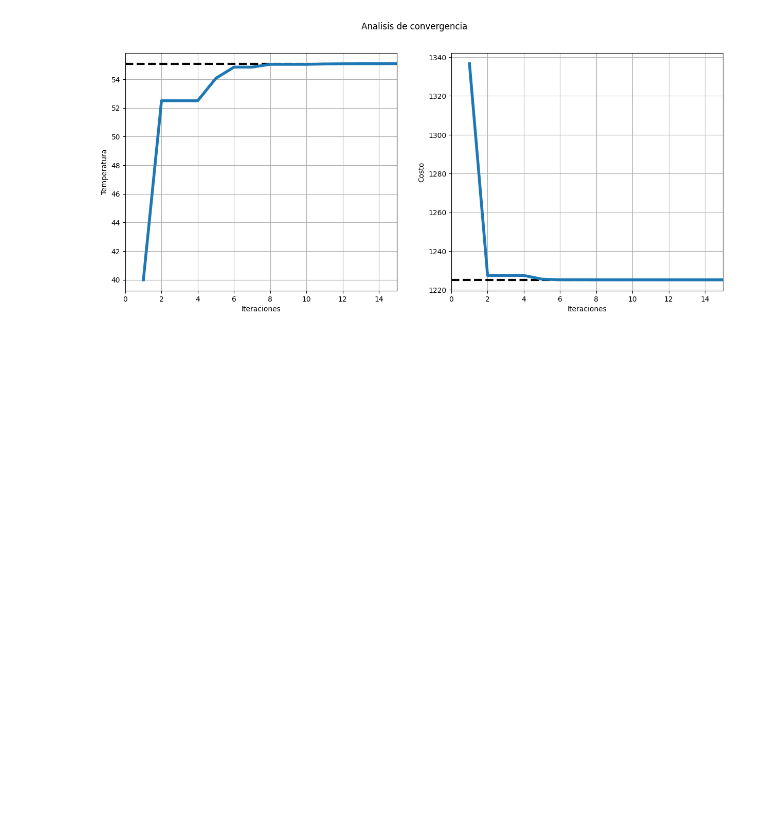
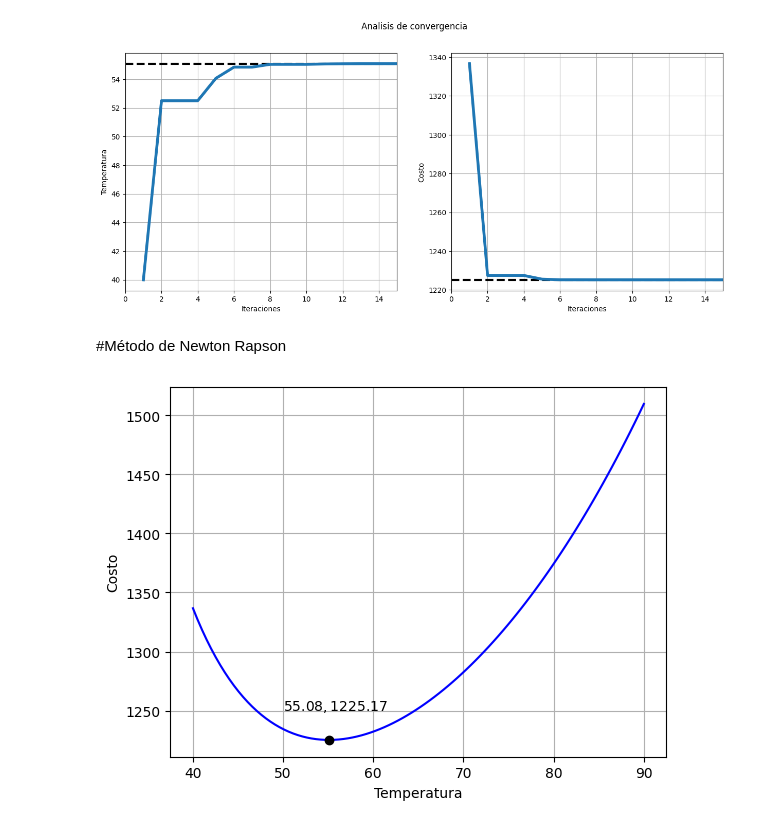
Before and after one commit to Marcosias0400/Optimizacion, a Jupyter notebook: Optimizacion_grad1D.ipynb, the cells around one changed output. Saved outputs shown, nothing was run; the diff lists cells and outputs as text; code cells hidden in the pictures; blank space fills up the shorter version.

```diff
--- a/Optimizacion_grad1D.ipynb
+++ b/Optimizacion_grad1D.ipynb
@@ -151,3 +162,5 @@ def evaluacion(reg):
 evaluacion(reg1)
 # %% [output]
 [figure]
+# %% [markdown]
+#Método de Newton Rapson
@@ -153,0 +172,19 @@ evaluacion(reg1)
+# %%
+def plotPuntos(a,b):
+  T=np.linspace(a,b,100)
+  U=204165.5/(330-2*T) + 10400/(T-20)
+  return T,U
+# %%
+def GraficarFuncionObjetivo():
+  a,b=40,90
+  T,U=plotPuntos(a,b)
+  plt.plot(T,U,'b')
+  plt.plot(55.08,1225.17,'ko')
+  plt.annotate(r'$55.08, 1225.17$',(55.08,1225.17),(50,1250))
+  plt.xlabel('Temperatura')
+  plt.ylabel('Costo')
+  plt.grid()
+  plt.show()
+GraficarFuncionObjetivo()
+# %% [output]
+[figure, added]
```
Also changed, not shown: parts of 11 cells of this notebook.
